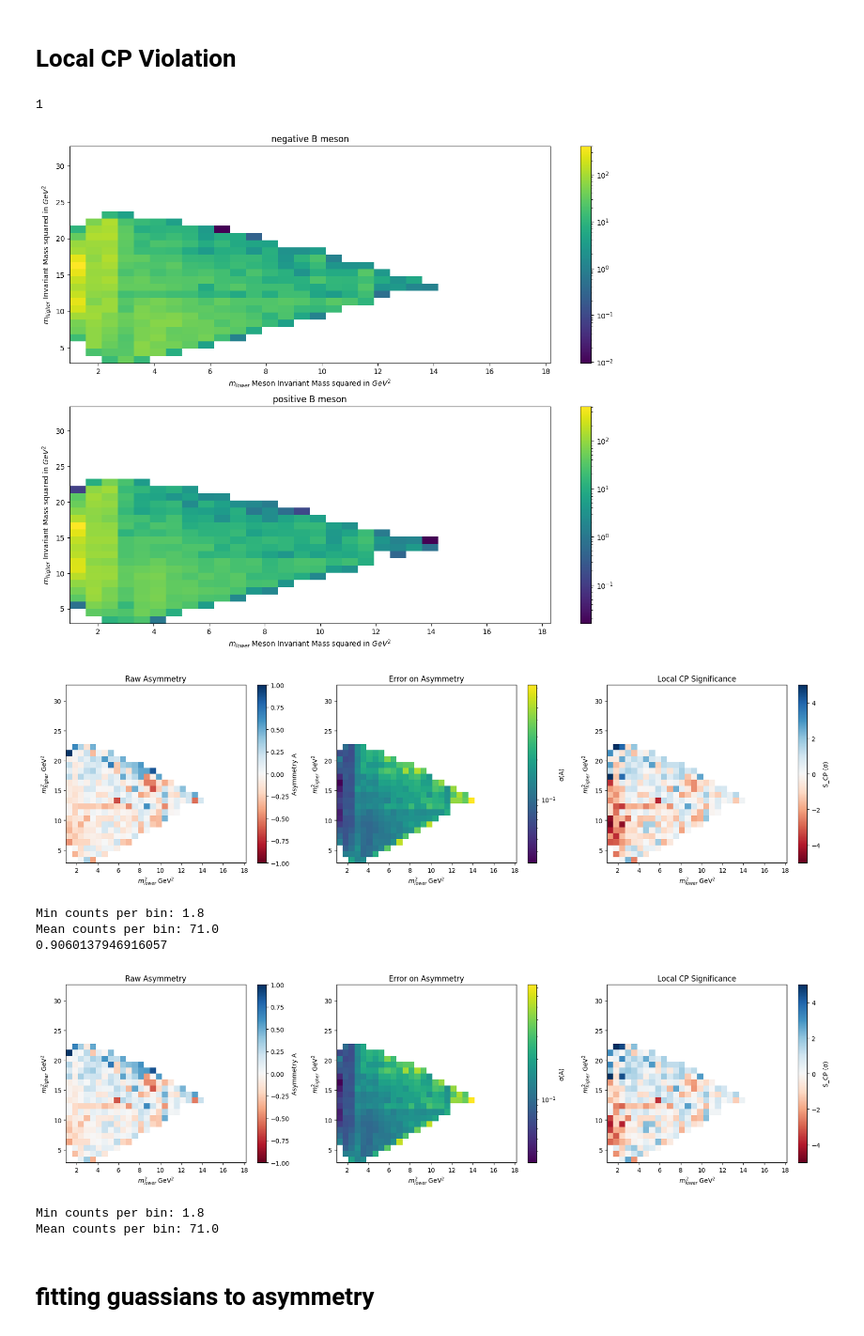
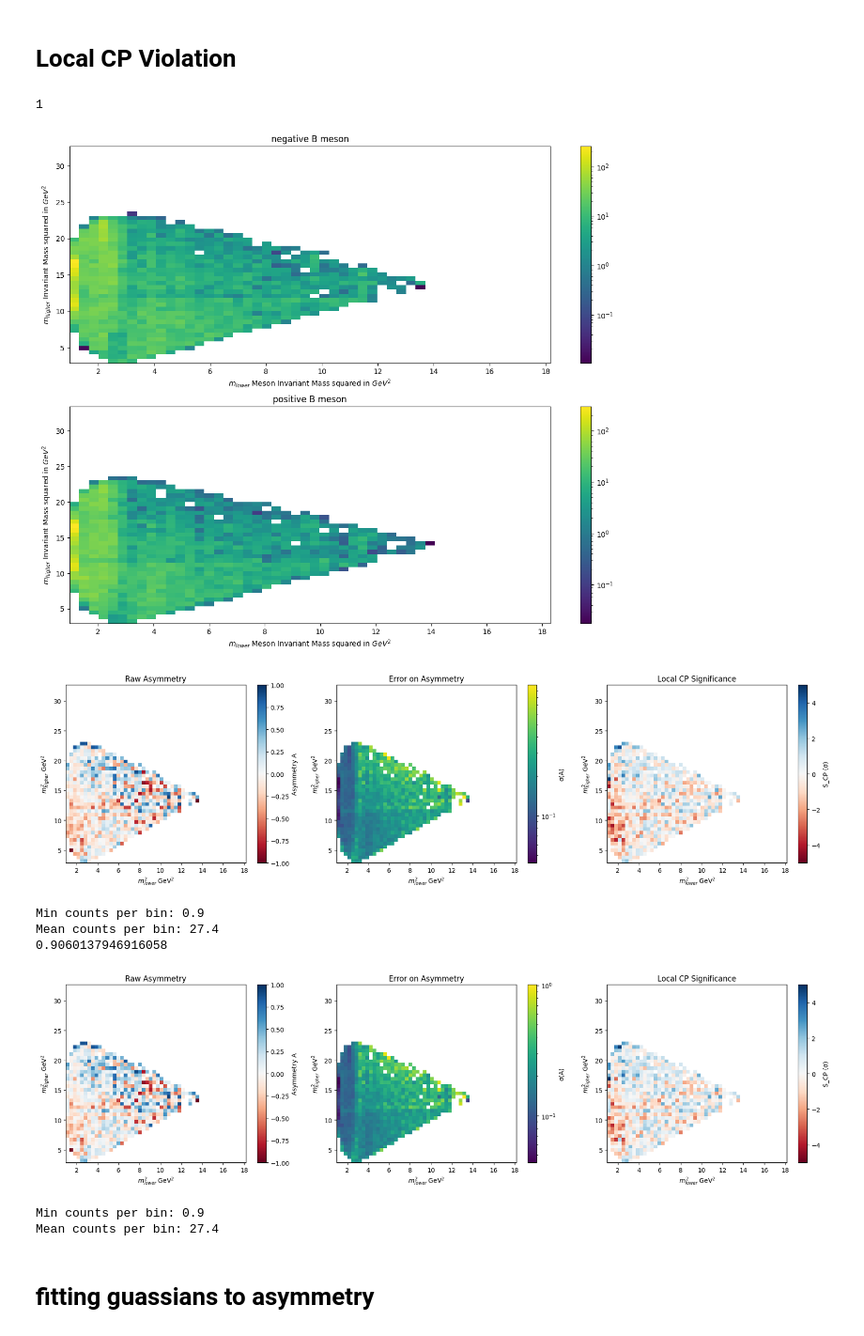
Before and after one commit to damianfrench/MatterAntimatterLab, a Jupyter notebook: Analysis_example.ipynb, the cells around one changed output. Shown at 94% size. Cells and saved outputs as stored; diff of their text form; code cells hidden in the pictures.

```diff
--- a/Analysis_example.ipynb
+++ b/Analysis_example.ipynb
@@ -1551,0 +1677,12 @@ ax.hist(dalitz_plot_m_B,bins=int((max(dalitz_plot_m_B)-min(dalitz_plot_m_B))/20)
+# %%
+total_yields_pos_boot = [hist.sum() for hist in pos_boostrap_data['hists']]
+total_yields_neg_boot = [hist.sum() for hist in neg_boostrap_data['hists']]
+A_boot = [(Nneg - Npos) / (Npos + Nneg)
+          for Npos, Nneg in zip(total_yields_pos_boot, total_yields_neg_boot)]
+print(np.std(A_boot))
+plt.hist(A_boot,bins=20)
+
+N_pos = np.sum(weights_pos)
+N_neg = np.sum(weights_neg)
+A_raw = (N_neg - N_pos) / (N_pos + N_neg)
+print(A_raw)
@@ -1731,7 +1872,7 @@ Plotting 1D histogram
 # %%
 fig,ax=plt.subplots(2,figsize=(15,12))
 ax[0].set_xlabel('$m_{lower}$ Meson Invariant Mass squared in $GeV^2$')
-h2d_weights_negative=ax[0].hist2d((dalitz_plot_m_low[negative_B_mask]**2)/1000000,(dalitz_plot_m_high[negative_B_mask]**2)/1000000,bins=30,weights=weights_neg,norm=colors.LogNorm())
+h2d_weights_negative=ax[0].hist2d((dalitz_plot_m_low[negative_B_mask]**2)/1000000,(dalitz_plot_m_high[negative_B_mask]**2)/1000000,bins=50,weights=weights_neg,norm=colors.LogNorm())
 ax[0].set_ylabel('$m_{higher}$ Invariant Mass squared in $GeV^2$')
 ax[0].set_title('negative B meson')
 fig.colorbar(h2d_weights_negative[3], ax=ax[0])
@@ -1739,7 +1880,7 @@ fig.colorbar(h2d_weights_negative[3], ax=ax[0])
 
 
 ax[1].set_xlabel('$m_{lower}$ Meson Invariant Mass squared in $GeV^2$')
-h2d_weights_positive=ax[1].hist2d((dalitz_plot_m_low[positive_B_mask]**2)/1000000,(dalitz_plot_m_high[positive_B_mask]**2)/1000000,bins=30,weights=weights_pos,norm=colors.LogNorm())
+h2d_weights_positive=ax[1].hist2d((dalitz_plot_m_low[positive_B_mask]**2)/1000000,(dalitz_plot_m_high[positive_B_mask]**2)/1000000,bins=50,weights=weights_pos,norm=colors.LogNorm())
 ax[1].set_ylabel('$m_{higher}$ Invariant Mass squared in $GeV^2$')
 ax[1].set_title('positive B meson')
 fig.colorbar(h2d_weights_positive[3], ax=ax[1])
@@ -1795,41 +1936,41 @@ def dalitz_asymmetry(alpha=1):
     fig2.colorbar(p1, ax=ax2[0], label='Asymmetry A')
     ax2[0].set_title('Raw Asymmetry')
 
 
     p2 = ax2[1].pcolormesh(xedges, yedges, sigma_A.T, cmap='viridis',norm=colors.LogNorm())
     fig2.colorbar(p2, ax=ax2[1], label='σ(A)')
     ax2[1].set_title('Error on Asymmetry')
 
     p3 = ax2[2].pcolormesh(xedges, yedges, S_CP.T, cmap='RdBu', vmin=-5, vmax=5)
     fig2.colorbar(p3, ax=ax2[2], label='S_CP (σ)')
     ax2[2].set_title('Local CP Significance')
 
     for a in ax2:
         a.set_xlabel('$m_{lower}^2$ GeV$^2$')
         a.set_ylabel('$m_{higher}^2$ GeV$^2$')
 
     plt.tight_layout()
     plt.show()
 
     print(f"Min counts per bin: {(h2d_weights_negative[0] + h2d_weights_positive[0])[mask].min():.1f}")
     print(f"Mean counts per bin: {(h2d_weights_negative[0] + h2d_weights_positive[0])[mask].mean():.1f}")
 
     return A,sigma_A,S_CP,mask
 
 N1,N2=h2d_weights_negative[0], h2d_weights_positive[0]
 alpha = np.sum(N1) / np.sum(N2)
 _,_,S_CP_no_alpha,mask_no_alpha =dalitz_asymmetry()
 A,sigma_A,S_CP,mask=dalitz_asymmetry(alpha)
 # %% [output]
 1
-[figure, old version]
+[figure, new version]
-[figure, old version]
+[figure, new version]
-Min counts per bin: 1.8
-Mean counts per bin: 71.0
-0.9060137946916057
+Min counts per bin: 0.9
+Mean counts per bin: 27.4
+0.9060137946916058
-[figure, old version]
+[figure, new version]
-Min counts per bin: 1.8
-Mean counts per bin: 71.0
+Min counts per bin: 0.9
+Mean counts per bin: 27.4
 # %% [markdown]
 # fitting guassians to asymmetry
 # %%
```
Also changed, not shown: parts of 7 cells of this notebook.
